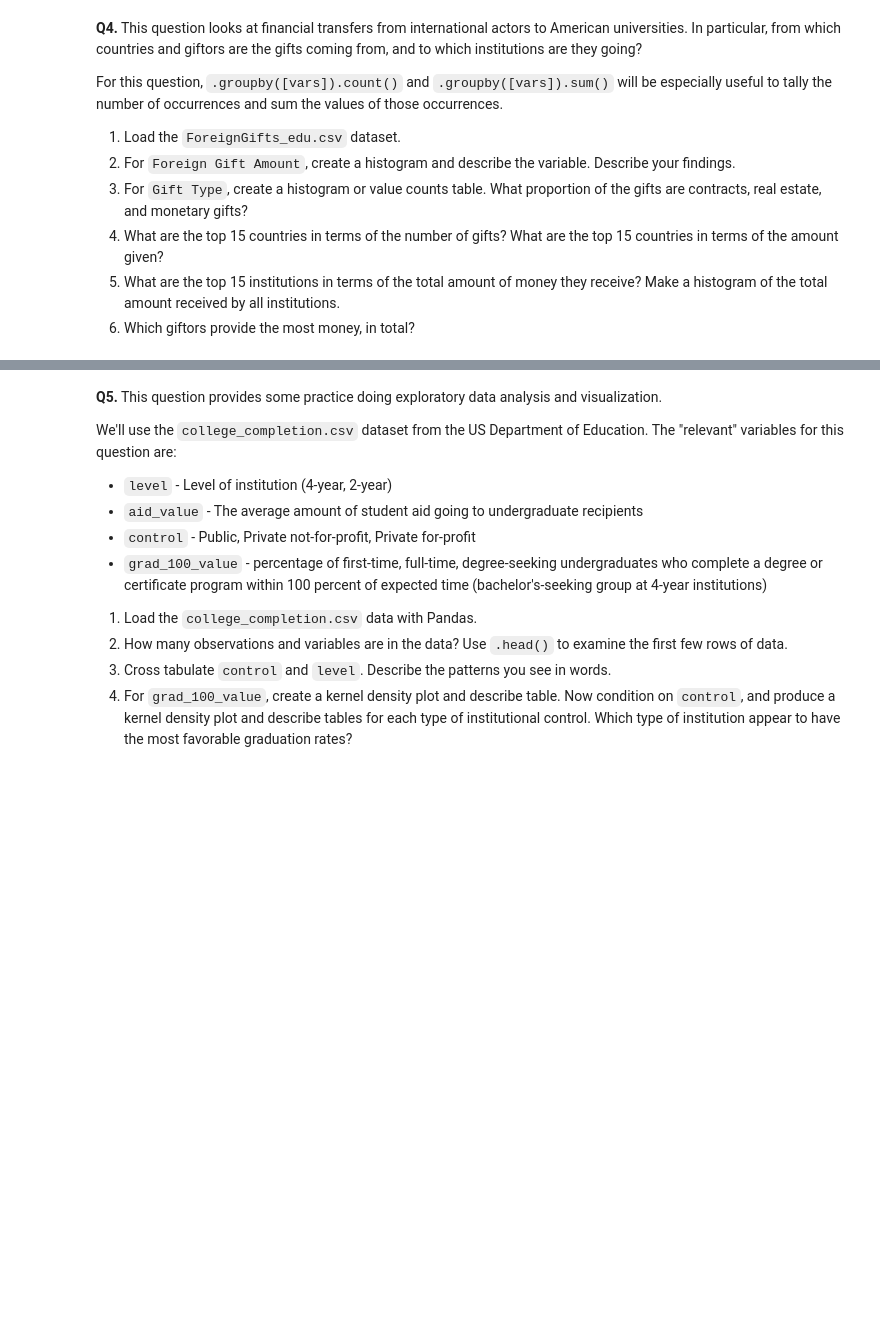
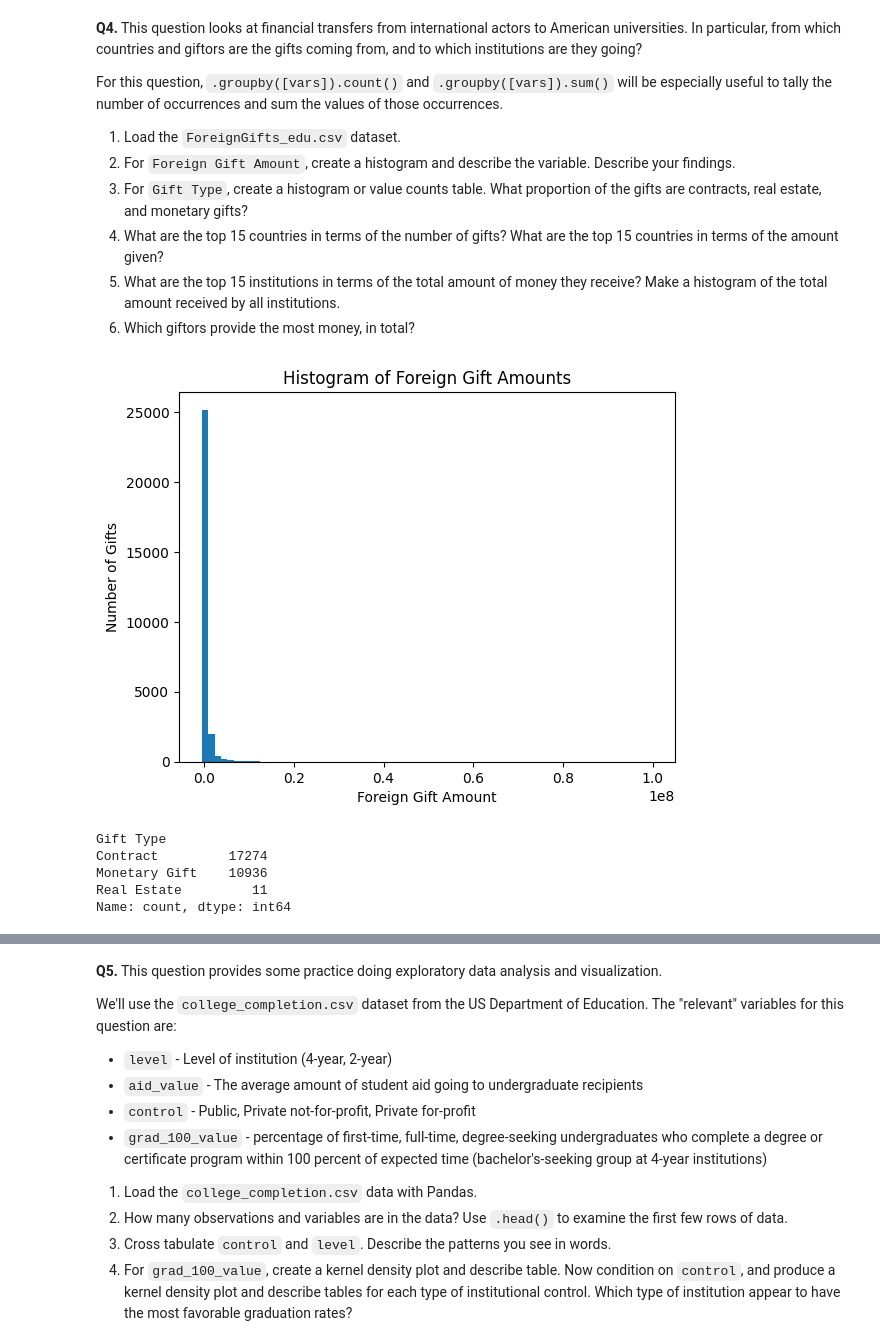
Before and after one commit to arya-rajesh-99/undergrad_ml_assignments, a Jupyter notebook: 01_assignment_wrangling_and_eda.ipynb, the cells around one changed output, grey strips where cells are left out. Saved outputs shown, nothing was run; the diff lists cells and outputs as text; code cells hidden in the pictures; blank space fills up the shorter version.

```diff
--- a/01_assignment_wrangling_and_eda.ipynb
+++ b/01_assignment_wrangling_and_eda.ipynb
@@ -235,0 +250,26 @@ For this question, `.groupby([vars]).count()` and `.groupby([vars]).sum()` will
+# %%
+# Question 4
+### 1. loading dataset
+foreigngifts_df = pd.read_csv('./data/ForeignGifts_edu.csv')
+foreigngifts_df.head()
+foreigngifts_df.columns
+
+### 2. gift amount histogram
+foreigngifts_df.columns
+x_fg = foreigngifts_df['Foreign Gift Amount']
+plt.hist(x_fg.dropna(), bins=70)
+plt.xlabel('Foreign Gift Amount')
+plt.ylabel('Number of Gifts')
+plt.title('Histogram of Foreign Gift Amounts')
+plt.show()
+
+# Findings: The distribution is right skewed so that means the majority of
+# foreign gifts are usually low in gift amount and there are few large gift
+# amounts.
+# %% [output]
+[figure, added]
+Gift Type
+Contract         17274
+Monetary Gift    10936
+Real Estate         11
+Name: count, dtype: int64
```
Also changed, not shown: parts of 19 cells of this notebook.
